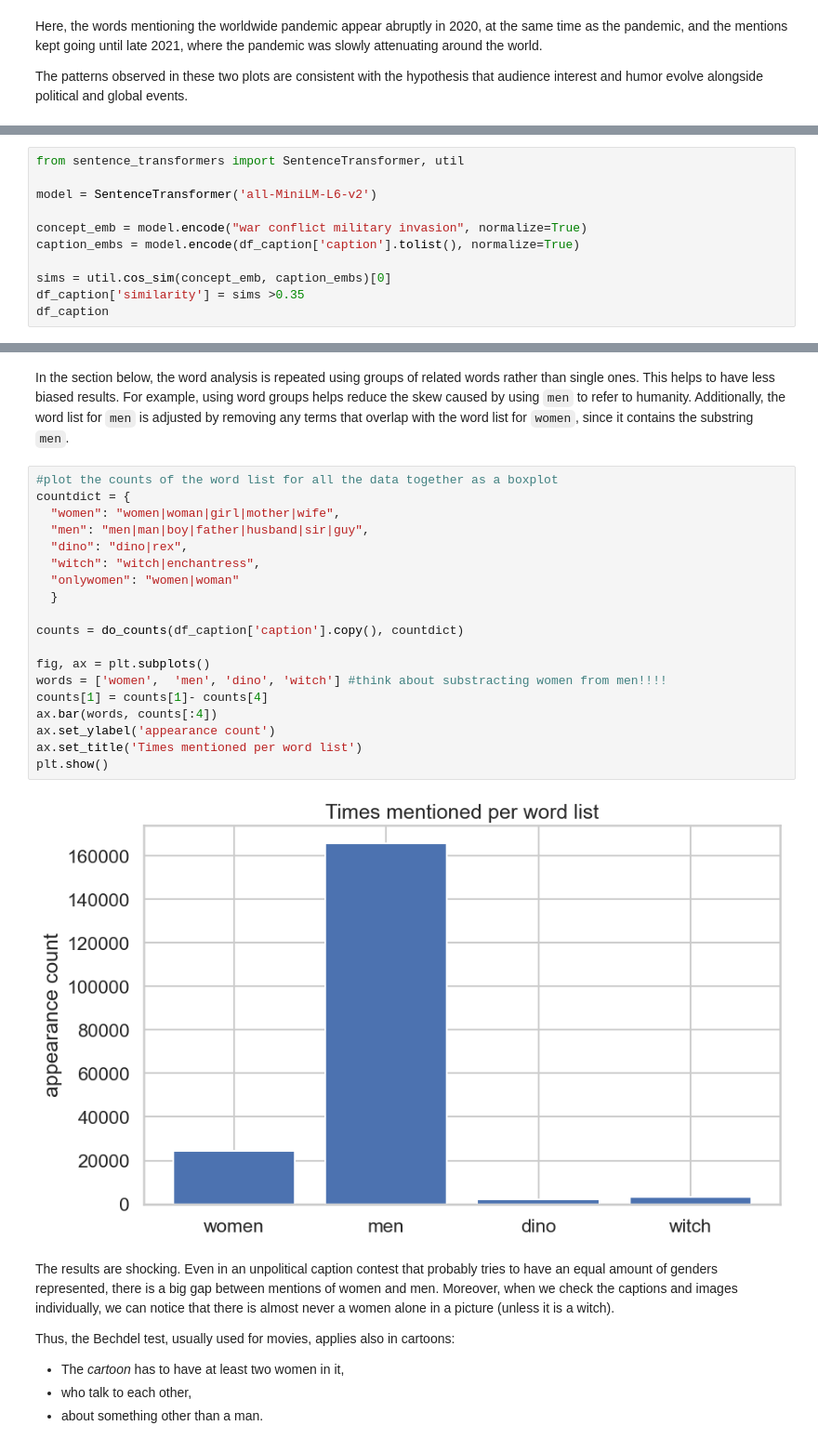
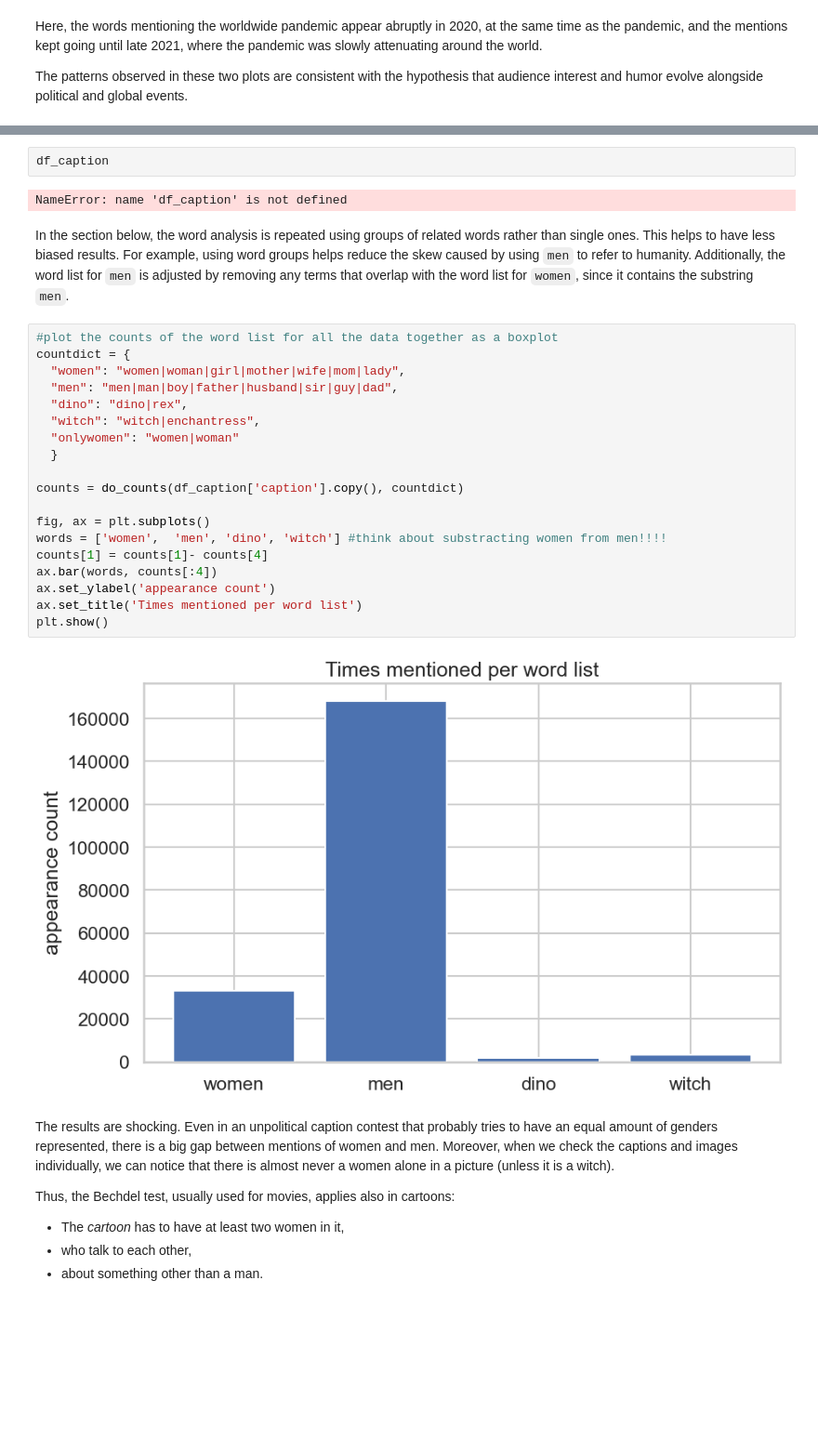
Before and after one commit to epfl-ada/ada-2025-project-data_dinosaur, a Jupyter notebook: results.ipynb, the cells around one changed output, grey strips where cells are left out. Shown at 93% size. Cells and saved outputs as stored; diff of their text form; blank space fills up the shorter version.

```diff
--- a/results.ipynb
+++ b/results.ipynb
@@ -101,11 +87,0 @@ caption_mentions(df_caption, 'war')
-# %%
-from sentence_transformers import SentenceTransformer, util
-
-model = SentenceTransformer('all-MiniLM-L6-v2')
-
-concept_emb = model.encode("war conflict military invasion", normalize=True)
-caption_embs = model.encode(df_caption['caption'].tolist(), normalize=True)
-
-sims = util.cos_sim(concept_emb, caption_embs)[0]
-df_caption['similarity'] = sims >0.35
-df_caption
@@ -117,27 +88,31 @@ plt.show()
+# %%
+df_caption
+# %% [output]
+NameError: name 'df_caption' is not defined
 # %% [markdown]
 In the section below, the word analysis is repeated using groups of related words rather than single ones. This helps to have less biased results. For example, using  word groups helps reduce the skew caused by using `men` to refer to humanity.
 Additionally, the word list for `men` is adjusted by removing any terms that overlap with the word list for `women`, since it contains the substring `men`.
 # %%
 #plot the counts of the word list for all the data together as a boxplot
 countdict = {
-  "women": "women|woman|girl|mother|wife",
-  "men": "men|man|boy|father|husband|sir|guy",
+  "women": "women|woman|girl|mother|wife|mom|lady",
+  "men": "men|man|boy|father|husband|sir|guy|dad",
   "dino": "dino|rex",
   "witch": "witch|enchantress",
   "onlywomen": "women|woman"
   }
 
 counts = do_counts(df_caption['caption'].copy(), countdict)
 
 fig, ax = plt.subplots()
 words = ['women',  'men', 'dino', 'witch'] #think about substracting women from men!!!!
 counts[1] = counts[1]- counts[4]
 ax.bar(words, counts[:4])
 ax.set_ylabel('appearance count')
 ax.set_title('Times mentioned per word list')
 plt.show()
 # %% [output]
-[figure, old version]
+[figure, new version]
 # %% [markdown]
 The results are shocking. Even in an unpolitical caption contest that probably tries to have an equal amount of genders represented, there is a big gap between mentions of women and men.
 Moreover, when we check the captions and images individually, we can notice that there is almost never a women alone in a picture (unless it is a witch).
```
Also changed, not shown: parts of 49 cells of this notebook, 5 other files.
